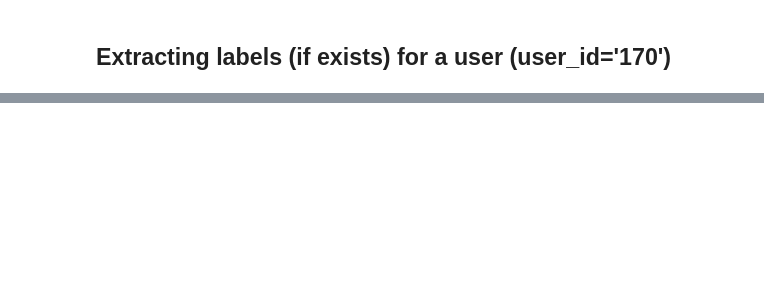
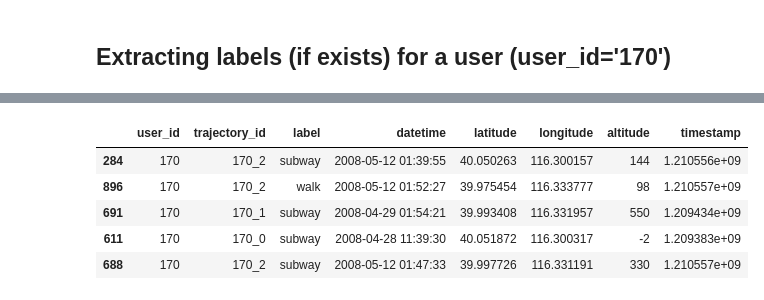
Before and after one commit to yzpt/geolife, a Jupyter notebook: notebooks/1.0_data_extraction.ipynb, the cells around one changed output, grey strips where cells are left out. Cells and saved outputs as stored; diff of their text form; code cells hidden in the pictures; blank space fills up the shorter version.

```diff
--- a/notebooks/1.0_data_extraction.ipynb
+++ b/notebooks/1.0_data_extraction.ipynb
@@ -211,0 +361,9 @@ df_labels.head()
+# %%
+trajectories.df.sample(5)
+# %% [output]
+|  | user_id | trajectory_id | label | datetime | latitude | longitude | altitude | timestamp |
+| 284 | 170 | 170_2 | subway | 2008-05-12 01:39:55 | 40.050263 | 116.300157 | 144 | 1.210556e+09 |
+| 896 | 170 | 170_2 | walk | 2008-05-12 01:52:27 | 39.975454 | 116.333777 | 98 | 1.210557e+09 |
+| 691 | 170 | 170_1 | subway | 2008-04-29 01:54:21 | 39.993408 | 116.331957 | 550 | 1.209434e+09 |
+| 611 | 170 | 170_0 | subway | 2008-04-28 11:39:30 | 40.051872 | 116.300317 | -2 | 1.209383e+09 |
+| 688 | 170 | 170_2 | subway | 2008-05-12 01:47:33 | 39.997726 | 116.331191 | 330 | 1.210557e+09 |
```
Also changed, not shown: parts of 21 cells of this notebook, 3 other files.
